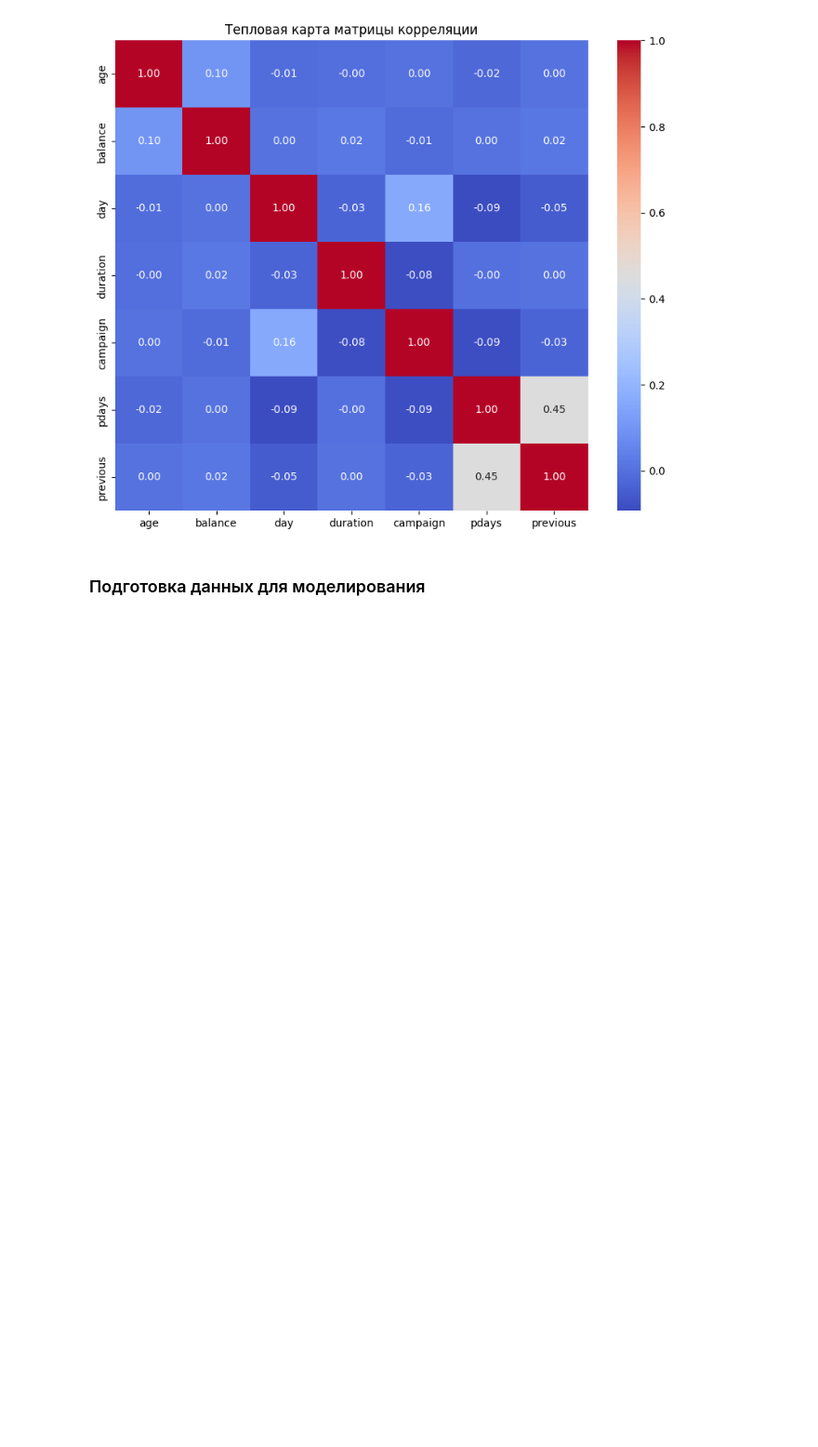
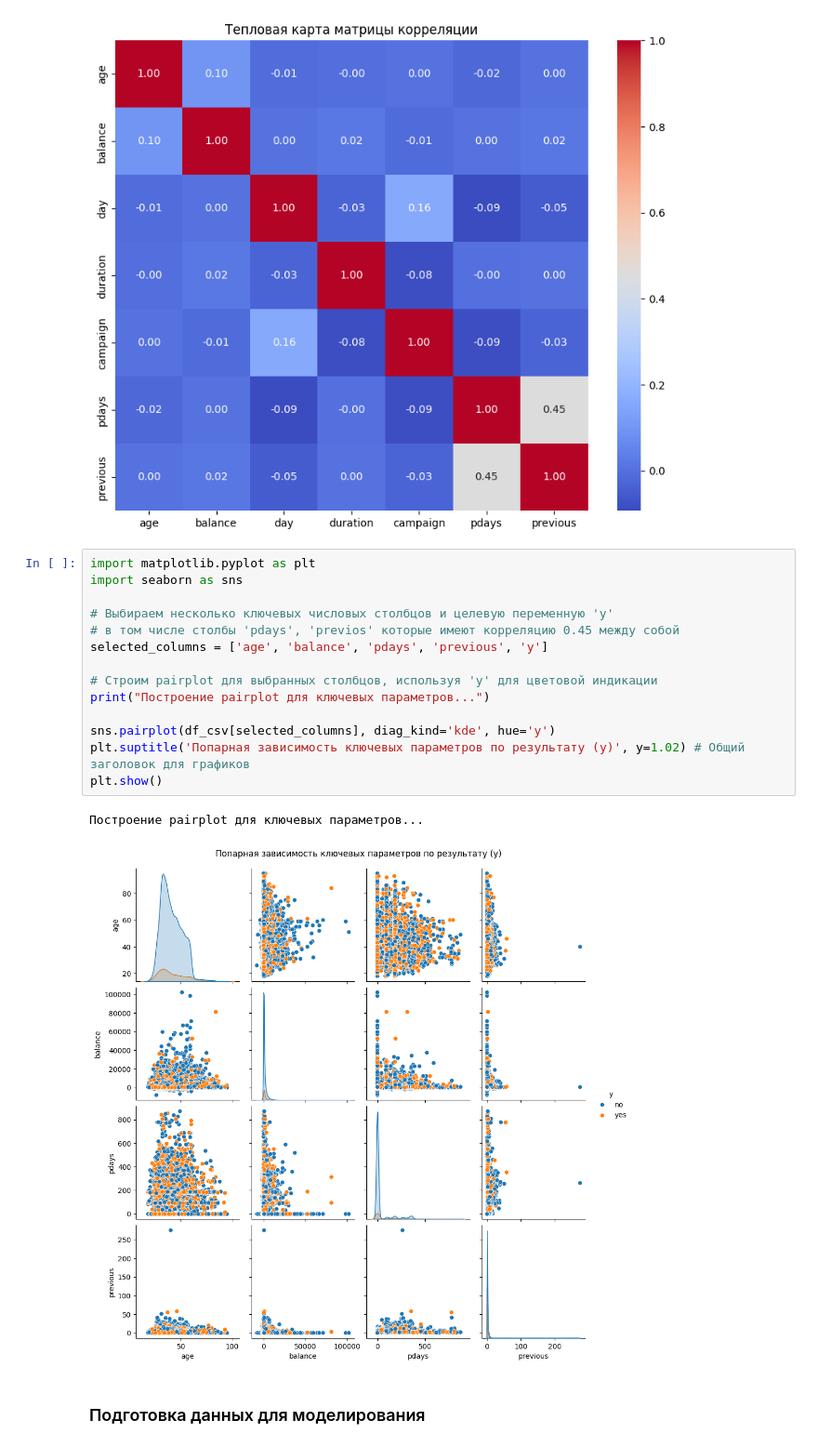
Before and after one commit to kimve1969/mgu_ds_cours, a Jupyter notebook: semestr 2.2/task 1/bank_marketing.ipynb, the cells around one changed output. Shown at 93% size. Drawn from its saved outputs; the diff is of its cells as text; blank space fills up the shorter version.

```diff
--- a/semestr 2.2/task 1/bank_marketing.ipynb
+++ b/semestr 2.2/task 1/bank_marketing.ipynb
@@ -108,6 +88,23 @@ plt.title('Тепловая карта матрицы корреляции')
 plt.show()
 # %% [output]
 [figure]
+# %%
+import matplotlib.pyplot as plt
+import seaborn as sns
+
+# Выбираем несколько ключевых числовых столбцов и целевую переменную 'y'
+# в том числе столбы 'pdays', 'previos' которые имеют корреляцию 0.45 между собой
+selected_columns = ['age', 'balance', 'pdays', 'previous', 'y']
+
+# Строим pairplot для выбранных столбцов, используя 'y' для цветовой индикации
+print("Построение pairplot для ключевых параметров...")
+
+sns.pairplot(df_csv[selected_columns], diag_kind='kde', hue='y')
+plt.suptitle('Попарная зависимость ключевых параметров по результату (y)', y=1.02) # Общий заголовок для графиков
+plt.show()
+# %% [output]
+Построение pairplot для ключевых параметров...
+[figure, added]
 # %% [markdown]
 ### Подготовка данных для моделирования
 # %%
```
Also changed, not shown: parts of 14 cells of this notebook.
